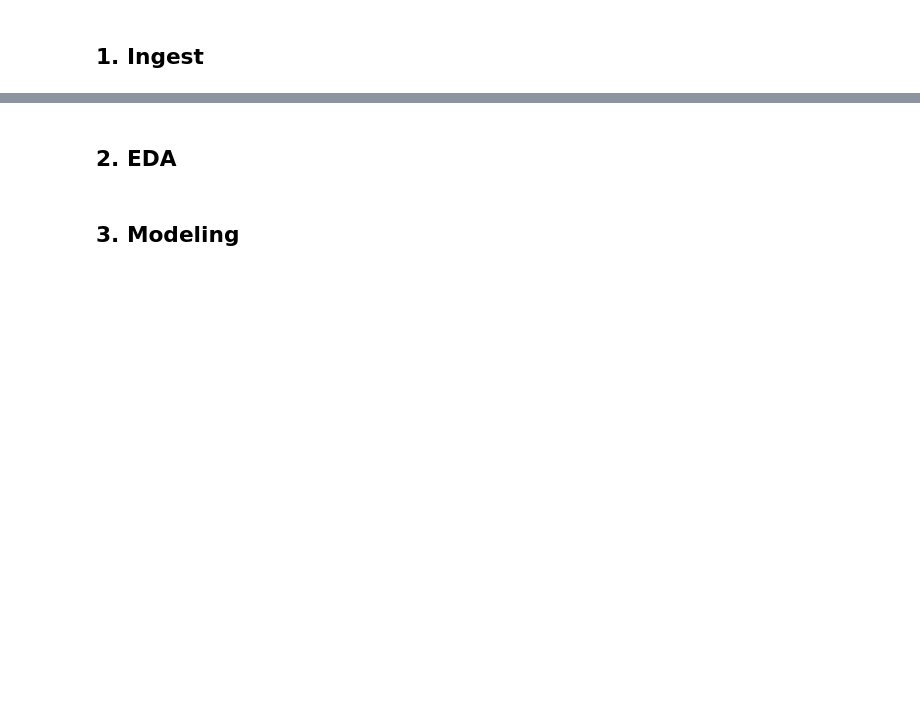
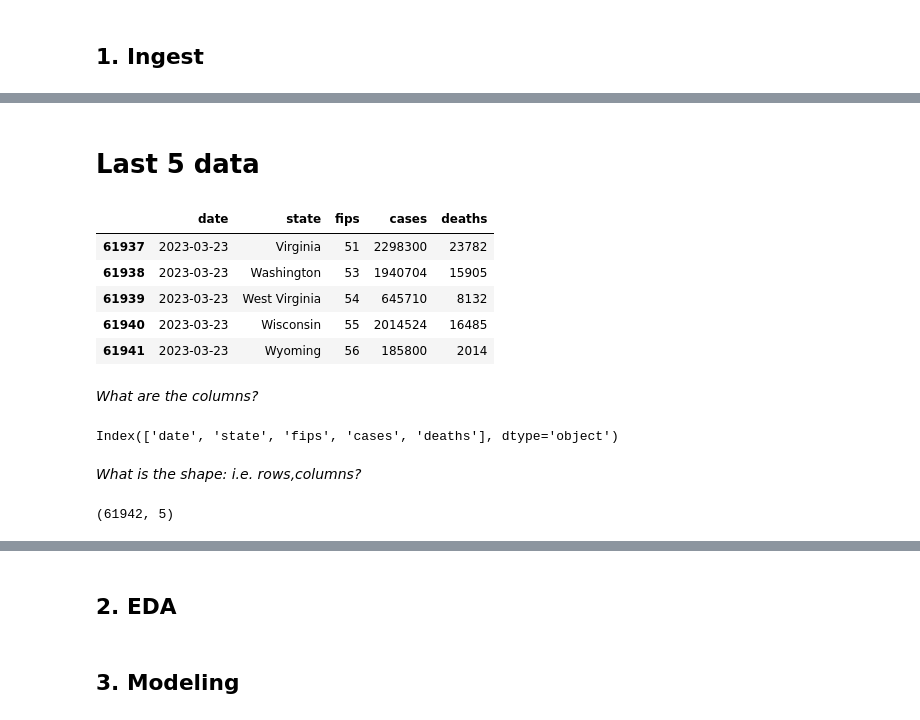
Before and after one commit to RohanMatre/DataScience-Demo-2023, a Jupyter notebook: DataScience_notebook.ipynb, the cells around one changed output, grey strips where cells are left out. Drawn from its saved outputs; the diff is of its cells as text; code cells hidden in the pictures; blank space fills up the shorter version.

```diff
--- a/DataScience_notebook.ipynb
+++ b/DataScience_notebook.ipynb
@@ -4,0 +16,23 @@
+# %% [markdown]
+# Last 5 data
+# %%
+df.tail()
+# %% [output]
+|  | date | state | fips | cases | deaths |
+| 61937 | 2023-03-23 | Virginia | 51 | 2298300 | 23782 |
+| 61938 | 2023-03-23 | Washington | 53 | 1940704 | 15905 |
+| 61939 | 2023-03-23 | West Virginia | 54 | 645710 | 8132 |
+| 61940 | 2023-03-23 | Wisconsin | 55 | 2014524 | 16485 |
+| 61941 | 2023-03-23 | Wyoming | 56 | 185800 | 2014 |
+# %% [markdown]
+*What are the columns?*
+# %%
+df.columns
+# %% [output]
+Index(['date', 'state', 'fips', 'cases', 'deaths'], dtype='object')
+# %% [markdown]
+*What is the shape:  i.e. rows,columns?*
+# %%
+df.shape
+# %% [output]
+(61942, 5)
```
Also changed, not shown: parts of 2 cells of this notebook.
